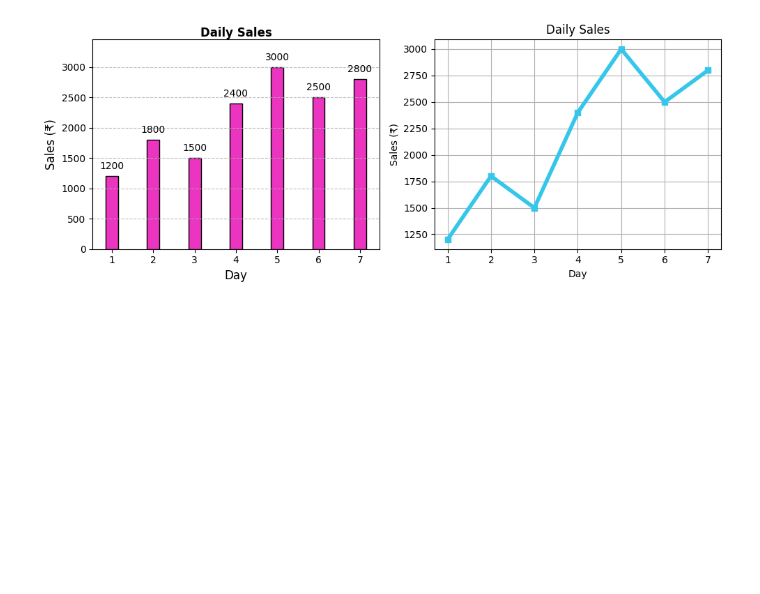
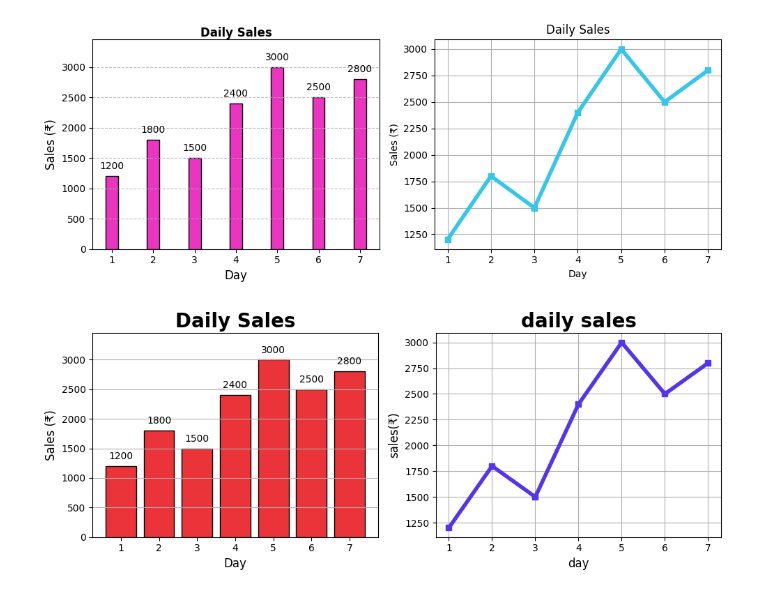
Before and after one commit to hariom2921-lang/practice, a Jupyter notebook: matplotlib.ipynb, the cells around one changed output. Saved outputs shown, nothing was run; the diff lists cells and outputs as text; code cells hidden in the pictures; blank space fills up the shorter version.

```diff
--- a/matplotlib.ipynb
+++ b/matplotlib.ipynb
@@ -59,3 +59,28 @@ plt.tight_layout()
 plt.show()
 # %% [output]
 [figure]
+# %%
+import matplotlib.pyplot as plt
+days = [1, 2, 3, 4, 5, 6, 7]
+sales = [1200, 1800, 1500, 2400, 3000, 2500, 2800]
+
+fig,ax=plt.subplots(1,2,figsize=(10,4))
+# bar chart
+bars=ax[0].bar(days,sales,edgecolor="black",color="#eb343a")
+ax[0].bar_label(bars,padding=5)
+ax[0].set_title("Daily Sales",fontsize=20,fontweight="bold")
+ax[0].set_xlabel("Day",fontsize=12)
+ax[0].set_ylabel("Sales (₹)",fontsize=12)
+ax[0].set_ylim(0,max(sales)*1.15)
+ax[0].grid(axis="y")
+
+# plots
+ax[1].plot(days,sales,marker="s",linestyle="solid",color="#5534eb",linewidth=4)
+ax[1].set_title("daily sales",fontsize=20,fontweight="bold")
+ax[1].set_xlabel("day",fontsize=12)
+ax[1].set_ylabel("sales(₹)",fontsize=12)
+ax[1].grid(True)
+plt.tight_layout()
+plt.show()
+# %% [output]
+[figure, added]
```
Also changed, not shown: parts of 6 cells of this notebook.
